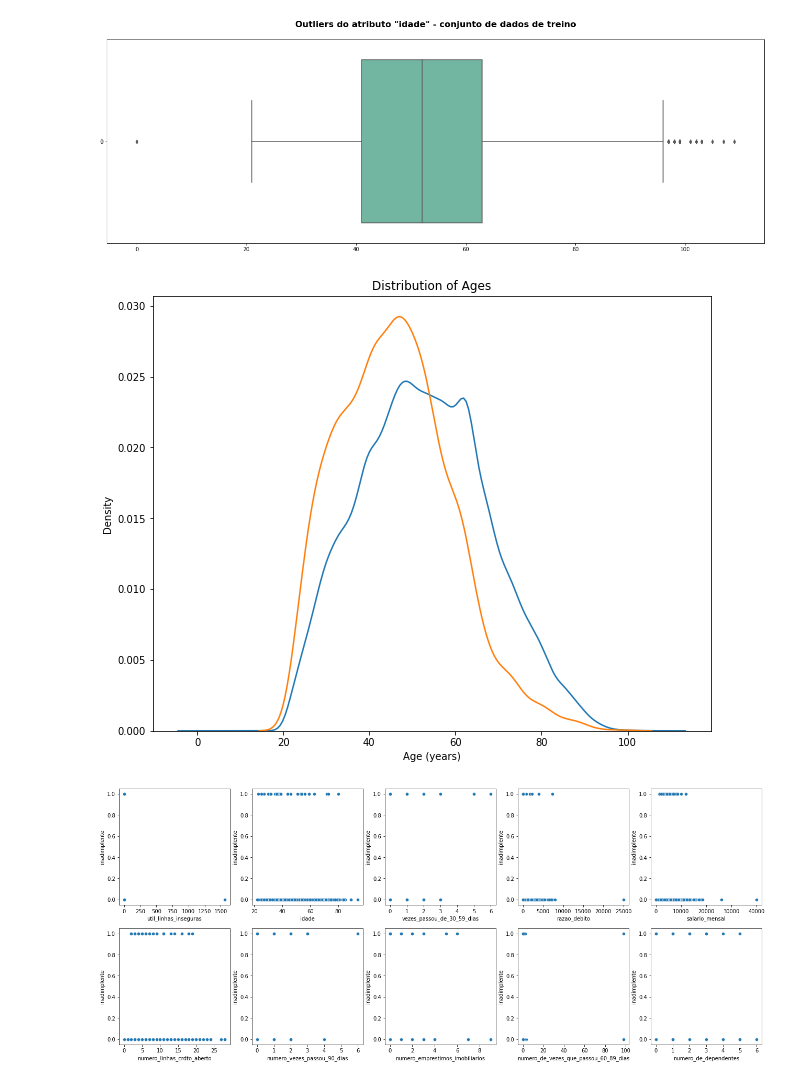
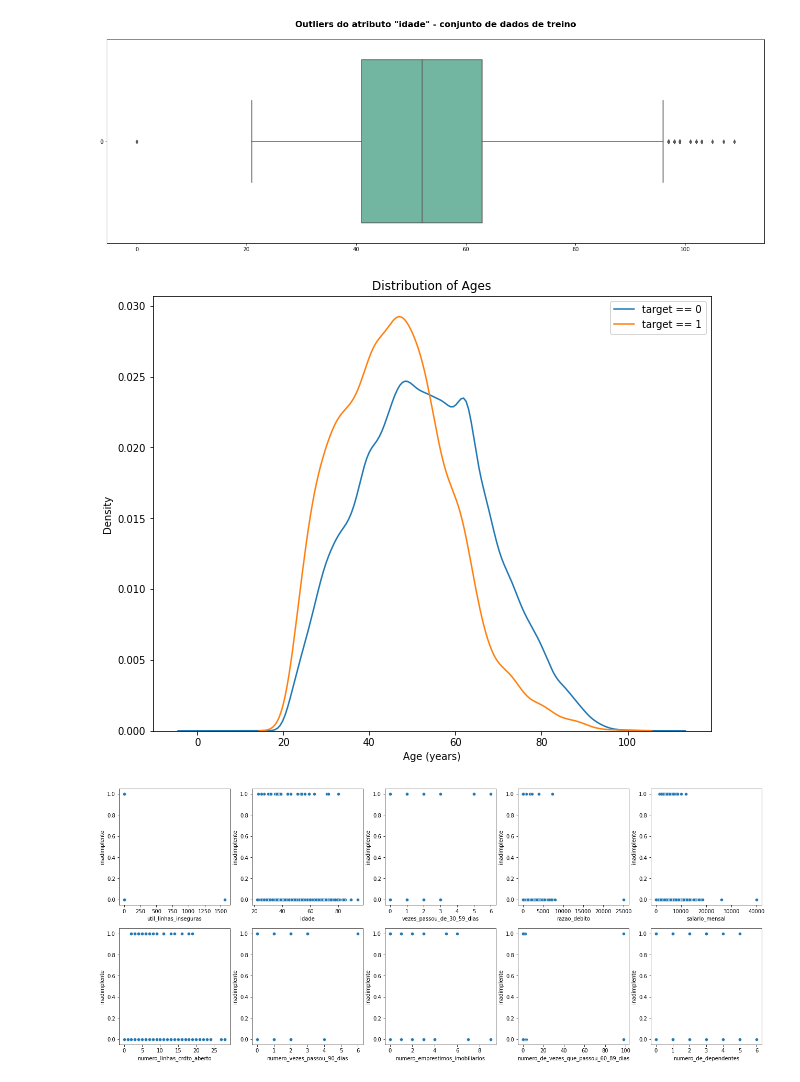
Before and after one commit to FGalvao77/Analise-de-risco-para-concessao-de-credito, a Jupyter notebook: Análise_de_risco_para_concessão_de_crédito.ipynb, the cells around one changed output. Drawn from its saved outputs; the diff is of its cells as text; code cells hidden in the pictures.

```diff
--- a/Análise_de_risco_para_concessão_de_crédito.ipynb
+++ b/Análise_de_risco_para_concessão_de_crédito.ipynb
@@ -288,14 +288,17 @@ sns.boxplot(data = train_data['idade'], orient = 'h', palette = 'Set2');
 [figure]
 # %%
 plt.figure(figsize = (10, 8))
-# KDE plot of loans that were repaid on time
+
+# empréstimos que foram pagos dentro do prazo
 sns.kdeplot(train_data.loc[train_data['inadimplente'] == 0, 'idade'], label = 'target == 0')
-# KDE plot of loans which were not repaid on time
+
+# empréstimos que não foram pagos a tempo
 sns.kdeplot(train_data.loc[train_data['inadimplente'] == 1, 'idade'], label = 'target == 1')
-# Labeling of plot
-plt.xlabel('Age (years)'); plt.ylabel('Density'); plt.title('Distribution of Ages');
+
+plt.xlabel('Age (years)'); plt.ylabel('Density'); plt.title('Distribution of Ages')
+plt.legend();
 # %% [output]
-[figure, old version]
+[figure, new version]
 # %%
 # visualizando a distribuição dos atributos em relação a variável alvo - inadimplentes
 fig, axes = plt.subplots(2, 5, figsize=(22, 9), tight_layout=False)
```
